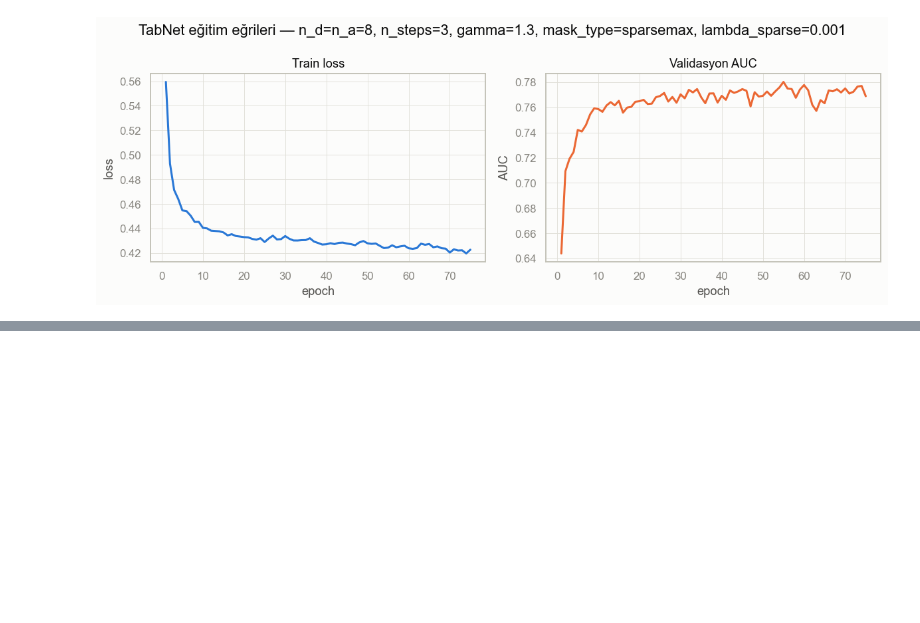
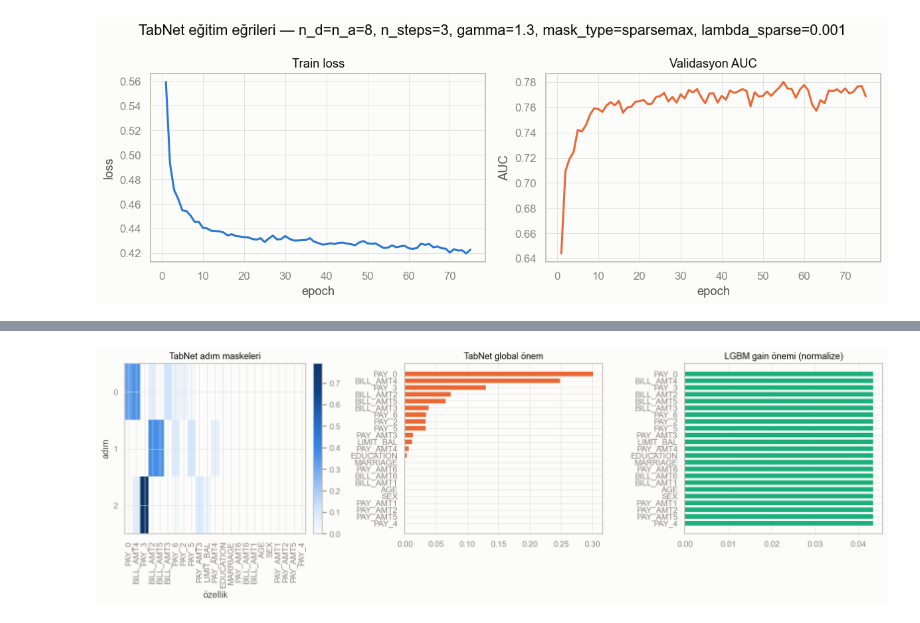
Before and after one commit to KamuranBey00/DataScienceProject, a Jupyter notebook: notebooks/04_tabnet.ipynb, the cells around one changed output, grey strips where cells are left out. Saved outputs shown, nothing was run; the diff lists cells and outputs as text; code cells hidden in the pictures; blank space fills up the shorter version.

```diff
--- a/notebooks/04_tabnet.ipynb
+++ b/notebooks/04_tabnet.ipynb
@@ -388,0 +434,20 @@ plt.show()
+# %%
+from src.plots import plot_importance_and_masks
+
+explain_matrix, masks = best_clf.explain(X_test)
+step_masks = np.stack([m.mean(axis=0) for m in masks.values()])
+
+order = np.argsort(best_clf.feature_importances_)[::-1]
+feature_order = [FEATURES[i] for i in order]
+tabnet_importance = best_clf.feature_importances_[order]
+step_masks_ordered = step_masks[:, order]
+# Ö2'nin lgbm_importance.csv'si henüz yok; placeholder olarak eşit ağırlık kullanılır.
+lgbm_importance_placeholder = np.ones(len(FEATURES))
+
+fig = plot_importance_and_masks(
+    step_masks_ordered, tabnet_importance, lgbm_importance_placeholder, feature_order
+)
+save_fig(fig, "extra_smoketest_importance_masks")
+plt.show()
+# %% [output]
+[figure, added]
```
Also changed, not shown: parts of 7 cells of this notebook, 8 other files.
